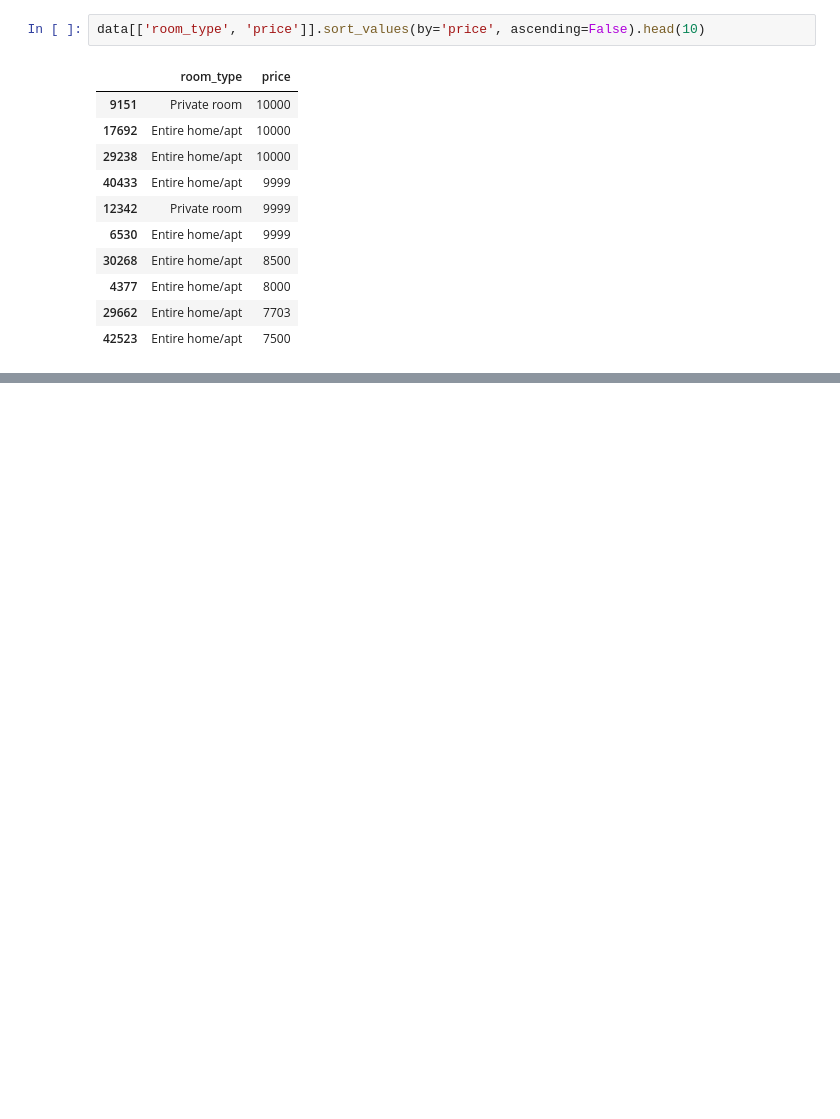
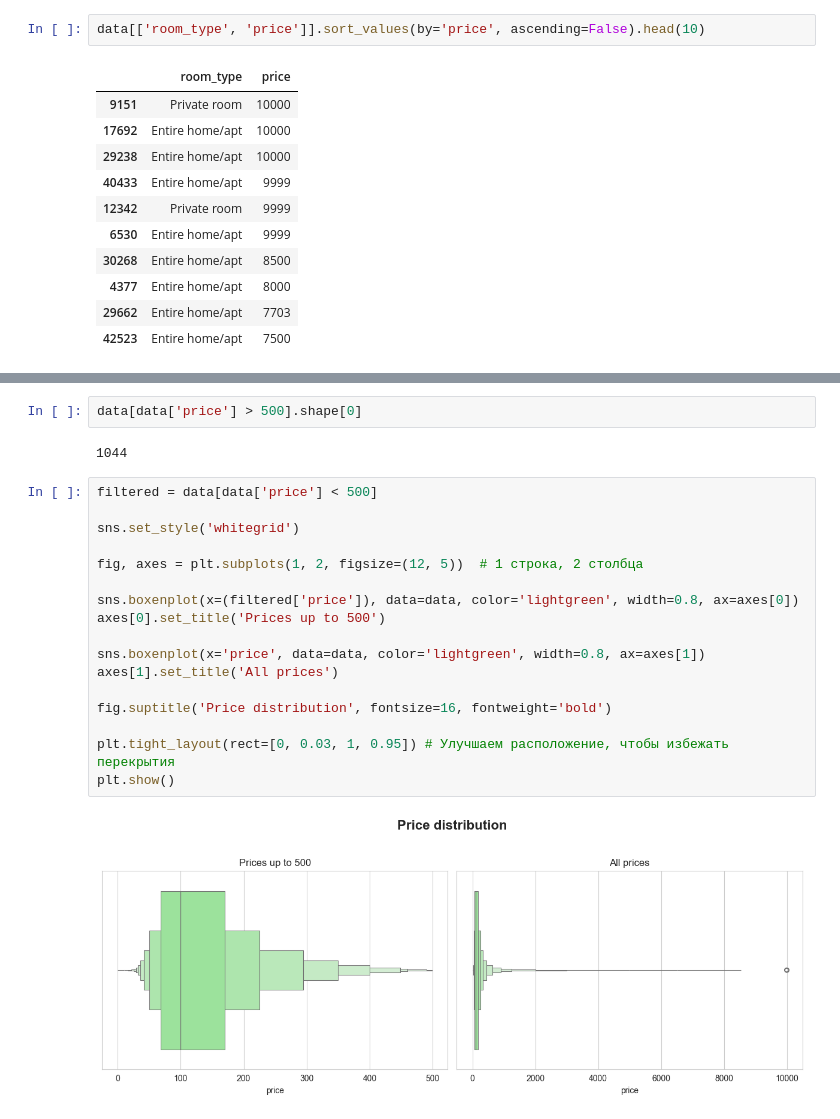
Before and after one commit to SuperYanka/airbnb-data-analysis, a Jupyter notebook: notebooks/EDA.ipynb, the cells around one changed output, grey strips where cells are left out. Drawn from its saved outputs; the diff is of its cells as text; blank space fills up the shorter version.

```diff
--- a/notebooks/EDA.ipynb
+++ b/notebooks/EDA.ipynb
@@ -124,0 +136,23 @@ Passing `palette` without assigning `hue` is deprecated and will be removed in v
+# %%
+data[data['price'] > 500].shape[0]
+# %% [output]
+1044
+# %%
+filtered = data[data['price'] < 500]
+
+sns.set_style('whitegrid')
+
+fig, axes = plt.subplots(1, 2, figsize=(12, 5))  # 1 строка, 2 столбца
+
+sns.boxenplot(x=(filtered['price']), data=data, color='lightgreen', width=0.8, ax=axes[0])
+axes[0].set_title('Prices up to 500')
+
+sns.boxenplot(x='price', data=data, color='lightgreen', width=0.8, ax=axes[1])
+axes[1].set_title('All prices')
+
+fig.suptitle('Price distribution', fontsize=16, fontweight='bold')
+
+plt.tight_layout(rect=[0, 0.03, 1, 0.95]) # Улучшаем расположение, чтобы избежать перекрытия
+plt.show()
+# %% [output]
+[figure, added]
```
Also changed, not shown: parts of 23 cells of this notebook, 4 other files.
